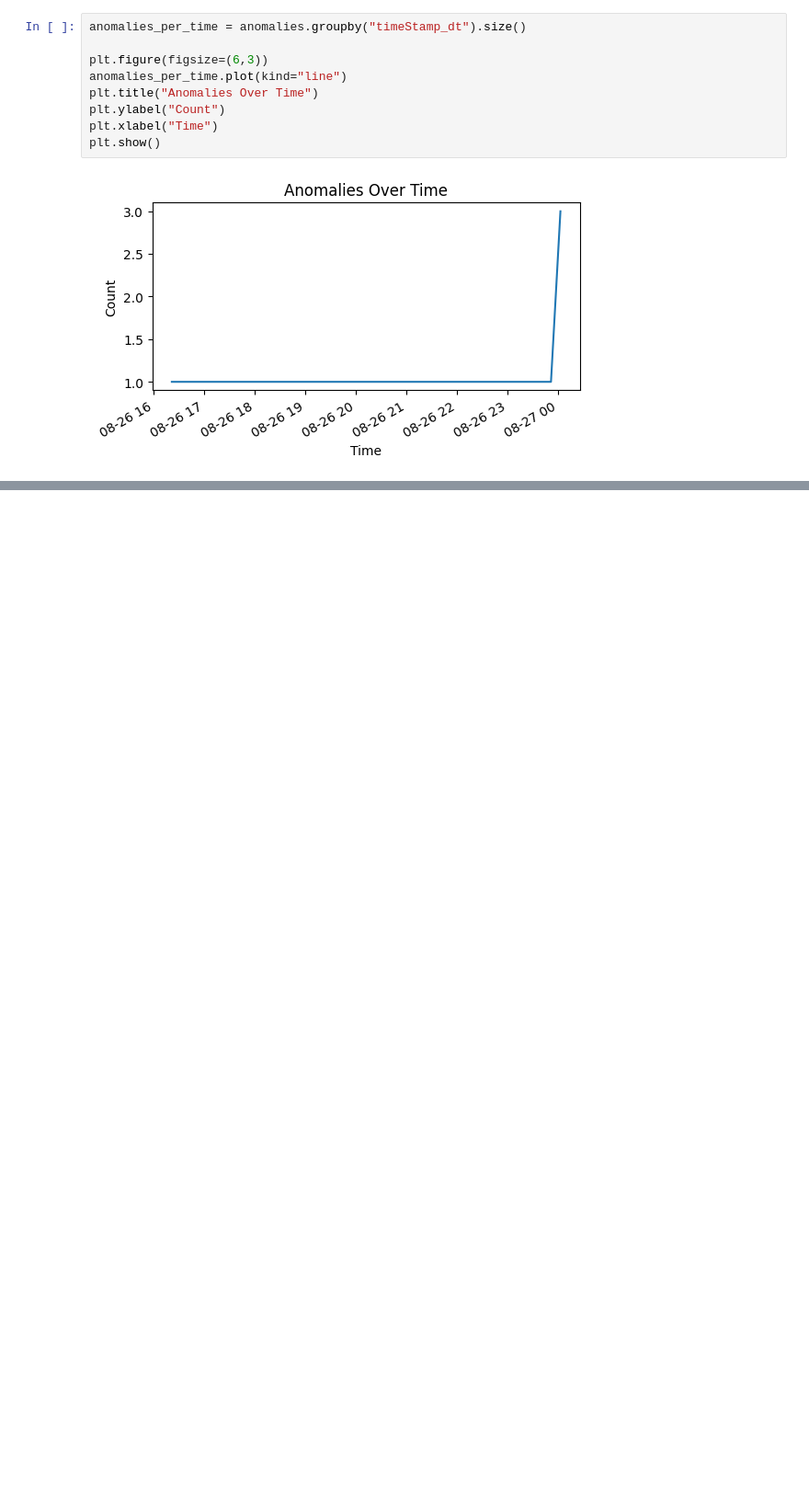
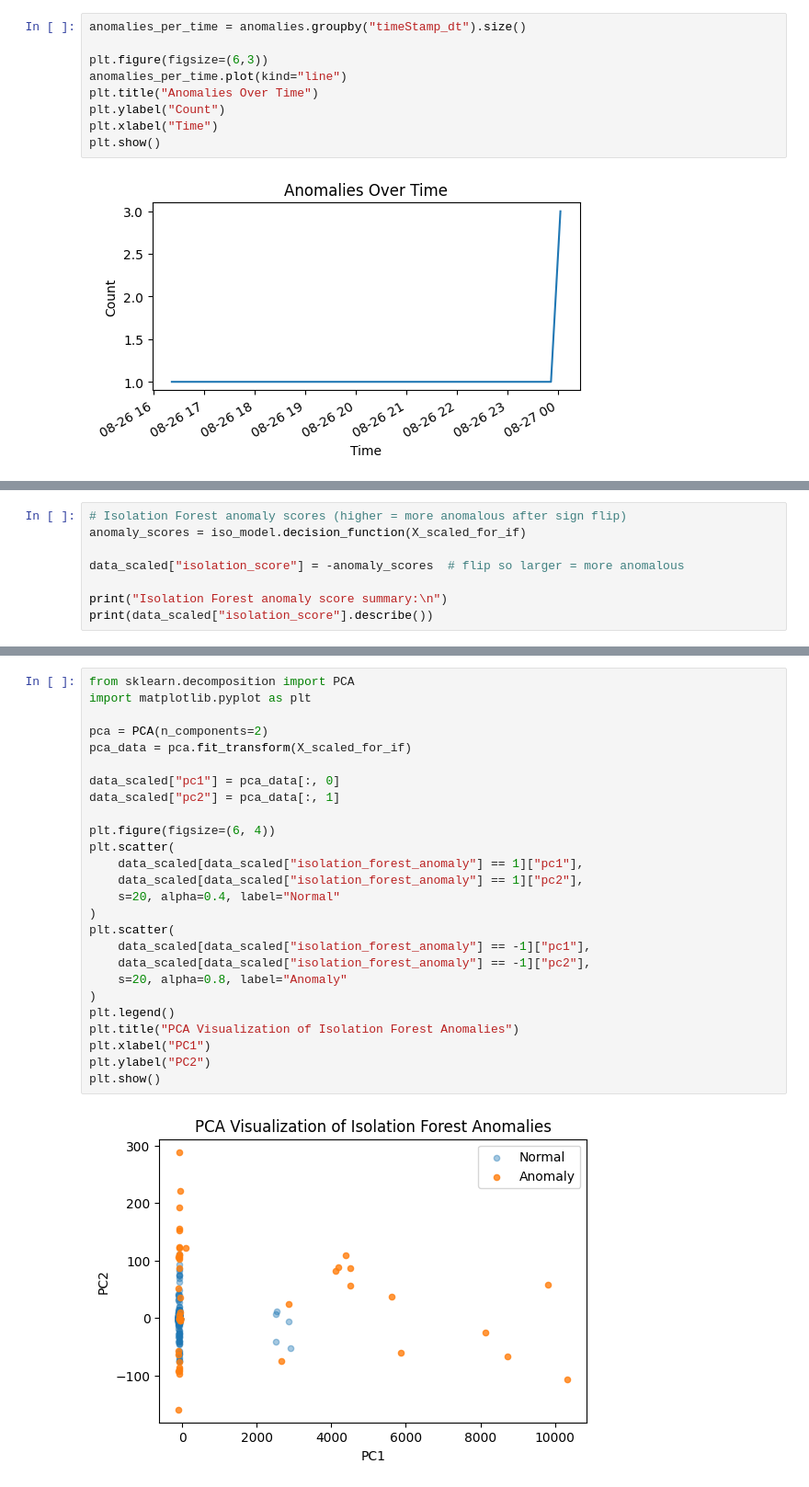
Before and after one commit to minaozdogan/Blockchain-Smart-Contract-Transaction-Anomaly-Detection-Project, a Jupyter notebook: notebooks/data_collection.ipynb, the cells around one changed output, grey strips where cells are left out. Shown at 92% size. Drawn from its saved outputs; the diff is of its cells as text; blank space fills up the shorter version.

Commit message:
iso-graphs

```diff
--- a/notebooks/data_collection.ipynb
+++ b/notebooks/data_collection.ipynb
@@ -647,0 +653,8 @@ plt.show()
+# %%
+# Isolation Forest anomaly scores (higher = more anomalous after sign flip)
+anomaly_scores = iso_model.decision_function(X_scaled_for_if)
+
+data_scaled["isolation_score"] = -anomaly_scores  # flip so larger = more anomalous
+
+print("Isolation Forest anomaly score summary:\n")
+print(data_scaled["isolation_score"].describe())
@@ -647,0 +716,28 @@ plt.show()
+# %%
+from sklearn.decomposition import PCA
+import matplotlib.pyplot as plt
+
+pca = PCA(n_components=2)
+pca_data = pca.fit_transform(X_scaled_for_if)
+
+data_scaled["pc1"] = pca_data[:, 0]
+data_scaled["pc2"] = pca_data[:, 1]
+
+plt.figure(figsize=(6, 4))
+plt.scatter(
+    data_scaled[data_scaled["isolation_forest_anomaly"] == 1]["pc1"],
+    data_scaled[data_scaled["isolation_forest_anomaly"] == 1]["pc2"],
+    s=20, alpha=0.4, label="Normal"
+)
+plt.scatter(
+    data_scaled[data_scaled["isolation_forest_anomaly"] == -1]["pc1"],
+    data_scaled[data_scaled["isolation_forest_anomaly"] == -1]["pc2"],
+    s=20, alpha=0.8, label="Anomaly"
+)
+plt.legend()
+plt.title("PCA Visualization of Isolation Forest Anomalies")
+plt.xlabel("PC1")
+plt.ylabel("PC2")
+plt.show()
+# %% [output]
+[figure, added]
```
Also changed, not shown: parts of 5 cells of this notebook.
